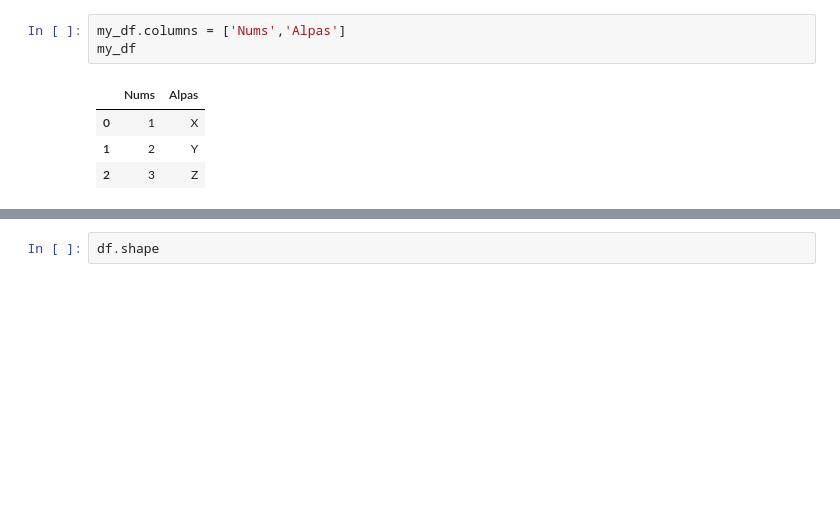
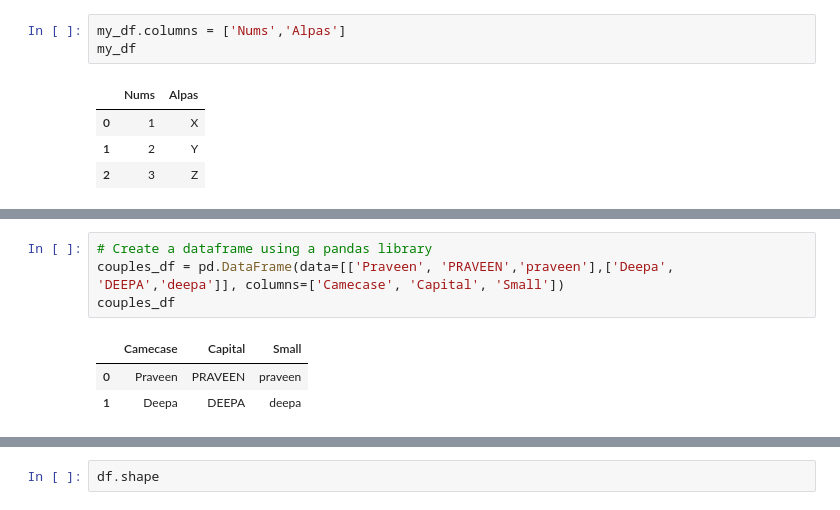
Before and after one commit to DeepaMGMG/Python-Libraries, a Jupyter notebook: Python_Libraries.ipynb, the cells around one changed output, grey strips where cells are left out. Saved outputs shown, nothing was run; the diff lists cells and outputs as text; blank space fills up the shorter version.

```diff
--- a/Python_Libraries.ipynb
+++ b/Python_Libraries.ipynb
@@ -93,0 +76,8 @@ my_df
+# %%
+# Create a dataframe using a pandas library
+couples_df = pd.DataFrame(data=[['Praveen', 'PRAVEEN','praveen'],['Deepa', 'DEEPA','deepa']], columns=['Camecase', 'Capital', 'Small'])
+couples_df
+# %% [output]
+|  | Camecase | Capital | Small |
+| 0 | Praveen | PRAVEEN | praveen |
+| 1 | Deepa | DEEPA | deepa |
```
Also changed, not shown: parts of 17 cells of this notebook.
